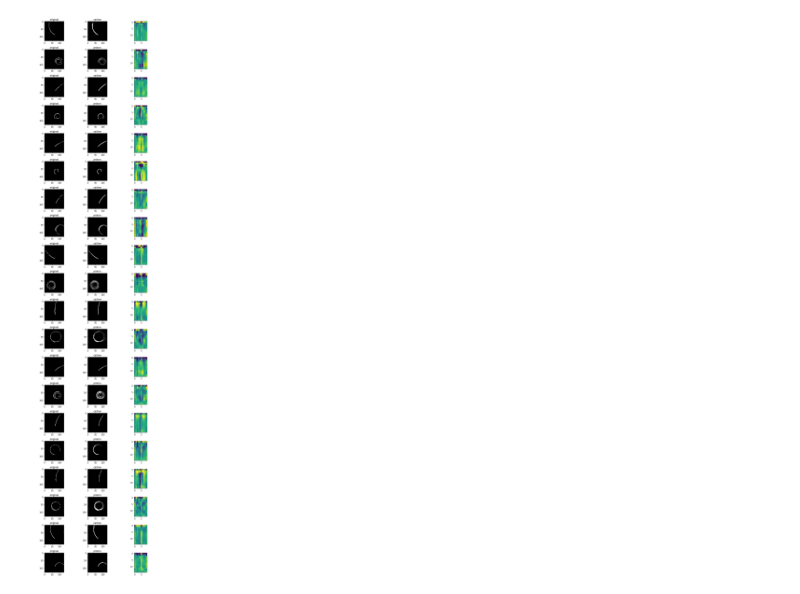
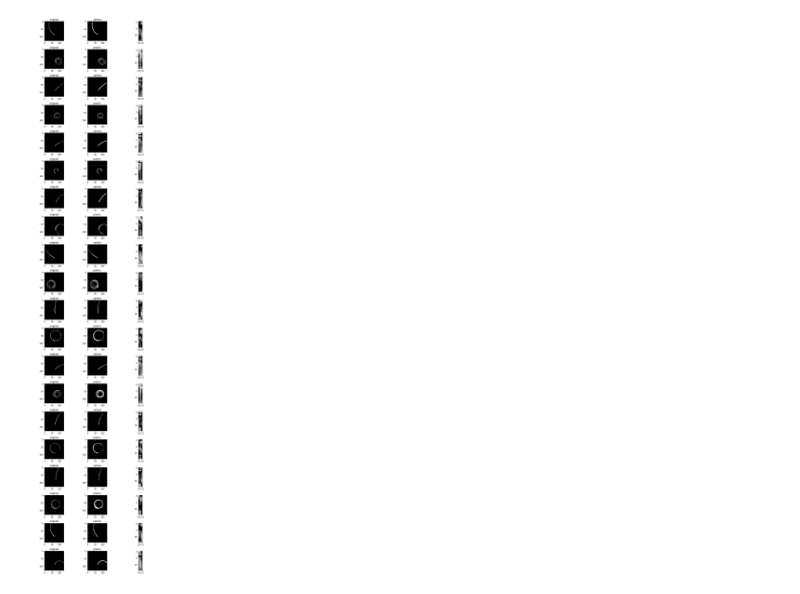
Before and after one commit to ATTPC/VAE-event-classification, a Jupyter notebook: notebooks/event_classification.ipynb, the cells around one changed output. Drawn from its saved outputs; the diff is of its cells as text; code cells hidden in the pictures.

Commit message:
3dim latent representation MAGIC

```diff
--- a/notebooks/event_classification.ipynb
+++ b/notebooks/event_classification.ipynb
@@ -87,32 +87,32 @@ which_3.append(reference)
 which = np.array(which_2)
 
 n_plots = len(which)
 fig, axs = plt.subplots(ncols=3, nrows=n_plots, figsize=(10, 40))
 
 vmin = 0
 vmax = 0.2
 which_index =  which[:, 0].astype(int)
 
 
 latent_max = np.max(train_latent[:, which_index, :])
 latent_min = np.min(train_latent[:, which_index, :])
 
 for i, ax in enumerate(axs):
 
     chosen = which_index[i]
     image = sigmoid(train_reconst[-1, chosen, :].reshape((128, 128)))
     original = train_original[chosen].reshape((128, 128))
 
     latent = train_latent[:, chosen, :]
 
     ax[0].set_title("original")
     ax[0].imshow(original, vmin=vmin, vmax=vmax, cmap="Greys_r")
 
     ax[1].set_title(which[i][1])
     ax[1].imshow(image, vmin=vmin, vmax=vmax, cmap="Greys_r")
 
-    ax[2].imshow(latent, vmax=1.1, vmin=0.8)
+    ax[2].imshow(latent, vmax=1.1, vmin=0.8, cmap="Greys_r")
 
 plt.tight_layout()
 # %% [output]
-[figure, old version]
+[figure, new version]
```
Also changed, not shown: parts of 2 cells of this notebook, 3 other files.
